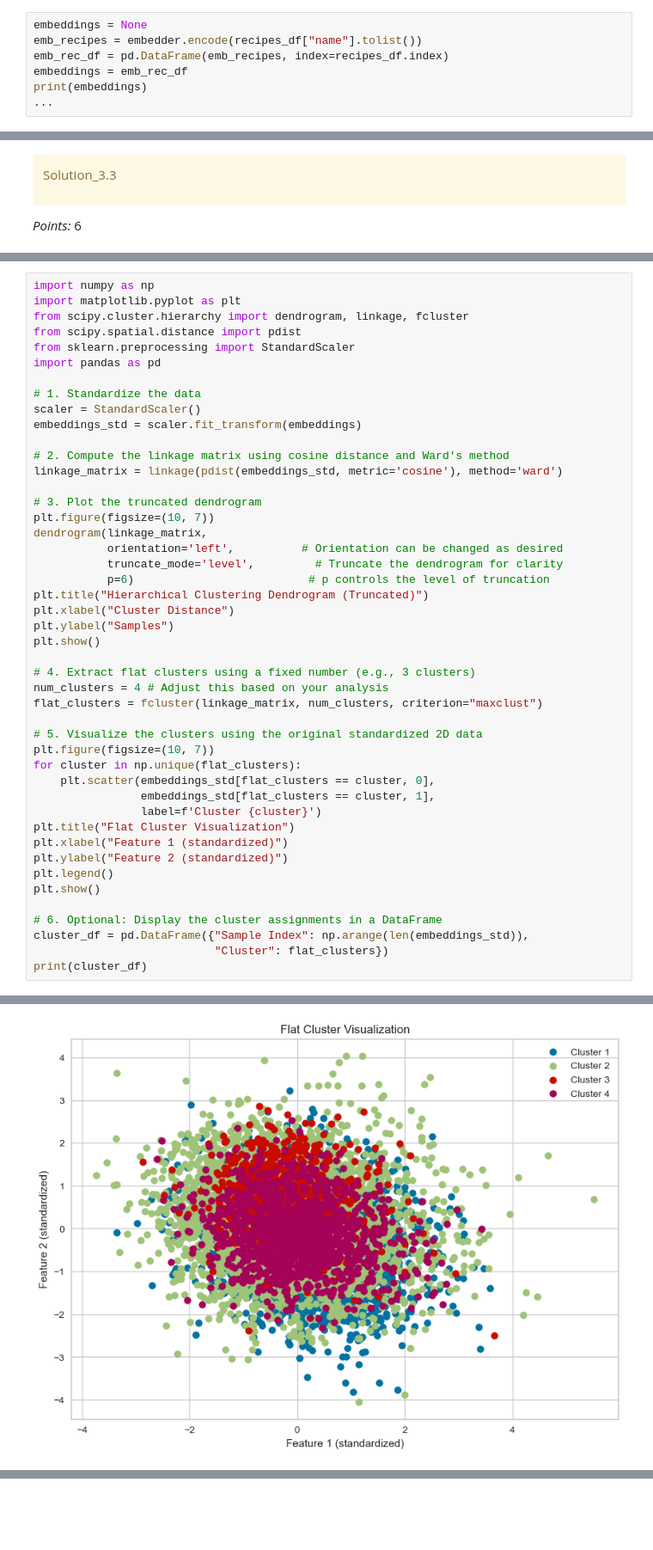
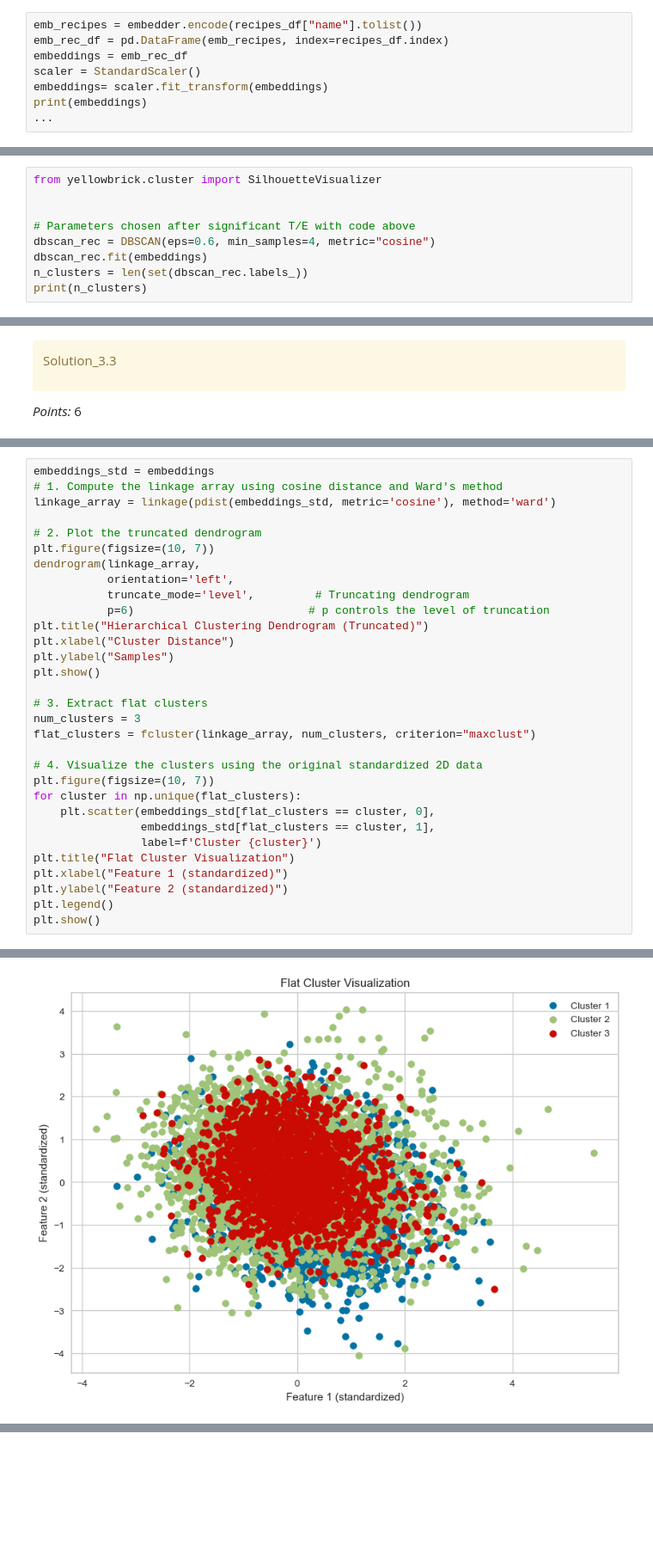
Before and after one commit to Dilu-Bilu/cs330-hw6, a Jupyter notebook: hw6 copy.ipynb, the cells around one changed output, grey strips where cells are left out. Shown at 86% size. Saved outputs shown, nothing was run; the diff lists cells and outputs as text; blank space fills up the shorter version.

```diff
--- a/hw6 copy.ipynb
+++ b/hw6 copy.ipynb
@@ -830,10 +830,11 @@ Solution_2.3
 
 _Points:_ 3
 # %%
-embeddings = None
 emb_recipes = embedder.encode(recipes_df["name"].tolist())
 emb_rec_df = pd.DataFrame(emb_recipes, index=recipes_df.index)
 embeddings = emb_rec_df
+scaler = StandardScaler()
+embeddings= scaler.fit_transform(embeddings)
 print(embeddings)
 ...
 # %% [output]
@@ -1038,0 +1051,9 @@ print(n_clusters)
+# %%
+from yellowbrick.cluster import SilhouetteVisualizer
+
+
+# Parameters chosen after significant T/E with code above
+dbscan_rec = DBSCAN(eps=0.6, min_samples=4, metric="cosine")
+dbscan_rec.fit(embeddings)
+n_clusters = len(set(dbscan_rec.labels_))
+print(n_clusters)
@@ -1101,49 +1120,34 @@ _Type your answer here, replacing this text._
 # %%
-import numpy as np
-import matplotlib.pyplot as plt
-from scipy.cluster.hierarchy import dendrogram, linkage, fcluster
-from scipy.spatial.distance import pdist
-from sklearn.preprocessing import StandardScaler
-import pandas as pd
+embeddings_std = embeddings
+# 1. Compute the linkage array using cosine distance and Ward's method
+linkage_array = linkage(pdist(embeddings_std, metric='cosine'), method='ward')
 
-# 1. Standardize the data
-scaler = StandardScaler()
-embeddings_std = scaler.fit_transform(embeddings)
-
-# 2. Compute the linkage matrix using cosine distance and Ward's method
-linkage_matrix = linkage(pdist(embeddings_std, metric='cosine'), method='ward')
-
-# 3. Plot the truncated dendrogram
+# 2. Plot the truncated dendrogram
 plt.figure(figsize=(10, 7))
-dendrogram(linkage_matrix,
-           orientation='left',          # Orientation can be changed as desired
-           truncate_mode='level',         # Truncate the dendrogram for clarity
+dendrogram(linkage_array,
+           orientation='left',
+           truncate_mode='level',         # Truncating dendrogram
            p=6)                          # p controls the level of truncation
 plt.title("Hierarchical Clustering Dendrogram (Truncated)")
 plt.xlabel("Cluster Distance")
 plt.ylabel("Samples")
 plt.show()
 
-# 4. Extract flat clusters using a fixed number (e.g., 3 clusters)
-num_clusters = 4 # Adjust this based on your analysis
-flat_clusters = fcluster(linkage_matrix, num_clusters, criterion="maxclust")
+# 3. Extract flat clusters
+num_clusters = 3
+flat_clusters = fcluster(linkage_array, num_clusters, criterion="maxclust")
 
-# 5. Visualize the clusters using the original standardized 2D data
+# 4. Visualize the clusters using the original standardized 2D data
 plt.figure(figsize=(10, 7))
 for cluster in np.unique(flat_clusters):
     plt.scatter(embeddings_std[flat_clusters == cluster, 0],
                 embeddings_std[flat_clusters == cluster, 1],
                 label=f'Cluster {cluster}')
 plt.title("Flat Cluster Visualization")
 plt.xlabel("Feature 1 (standardized)")
 plt.ylabel("Feature 2 (standardized)")
 plt.legend()
 plt.show()
-
-# 6. Optional: Display the cluster assignments in a DataFrame
-cluster_df = pd.DataFrame({"Sample Index": np.arange(len(embeddings_std)),
-                           "Cluster": flat_clusters})
-print(cluster_df)
 # %% [output]
 [figure]
-[figure, old version]
+[figure, new version]
```
Also changed, not shown: parts of 23 cells of this notebook, 1 other file.
